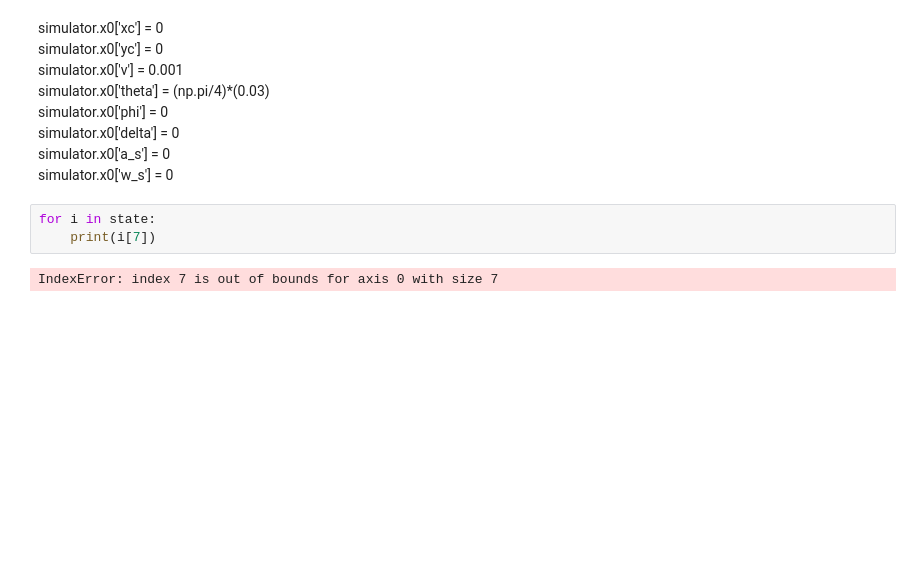
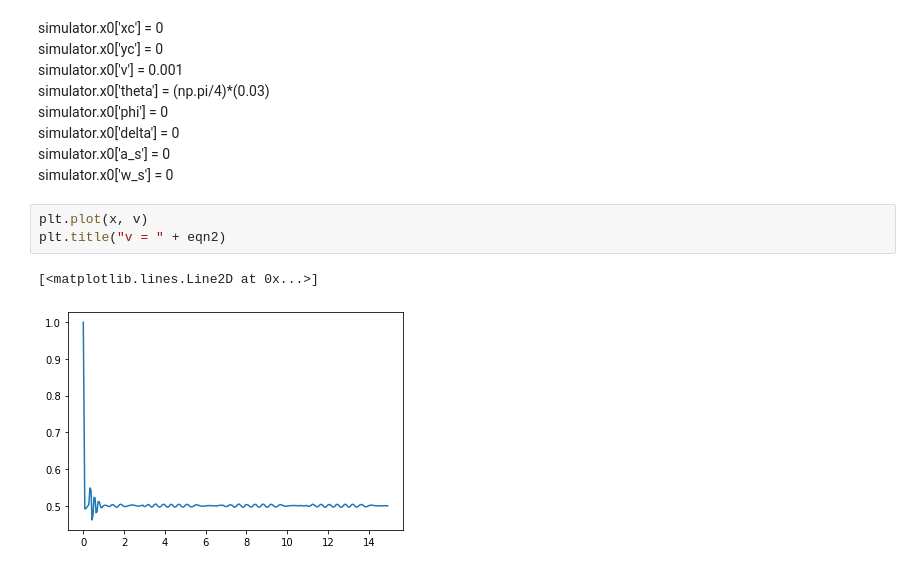
Before and after one commit to dancinglightning/SeDriCa-Controls, a Jupyter notebook: NMPC_new.ipynb, the cells around one changed output. Cells and saved outputs as stored; diff of their text form; blank space fills up the shorter version.

```diff
--- a/NMPC_new.ipynb
+++ b/NMPC_new.ipynb
@@ -286,8 +379,9 @@ simulator.x0['phi'] = 0
 simulator.x0['delta'] = 0
 simulator.x0['a_s'] = 0
 simulator.x0['w_s'] = 0
-# %%
-for i in state:
-    print(i[7])
-# %% [output]
-IndexError: index 7 is out of bounds for axis 0 with size 7
+# %%
+plt.plot(x, v)
+plt.title("v = " + eqn2)
+# %% [output]
+[<matplotlib.lines.Line2D at 0x...>]
+[figure, added]
```
Also changed, not shown: parts of 6 cells of this notebook.
